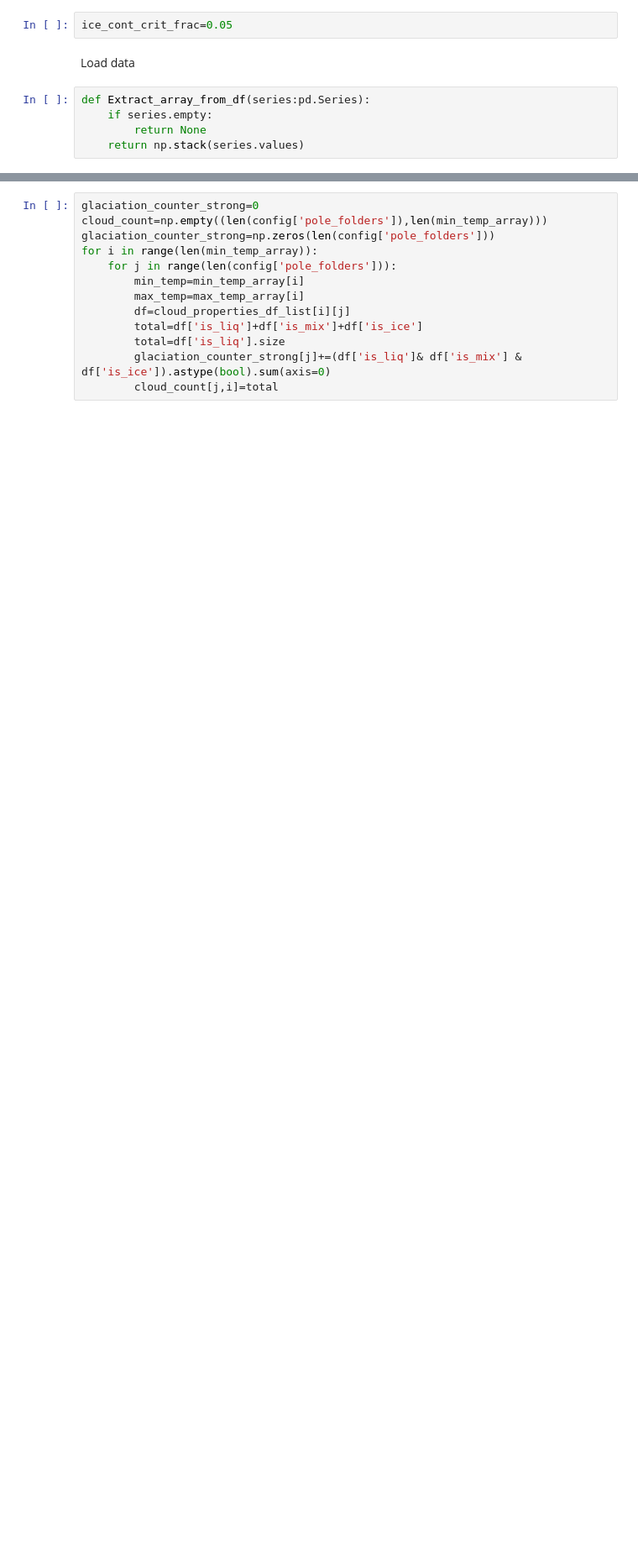
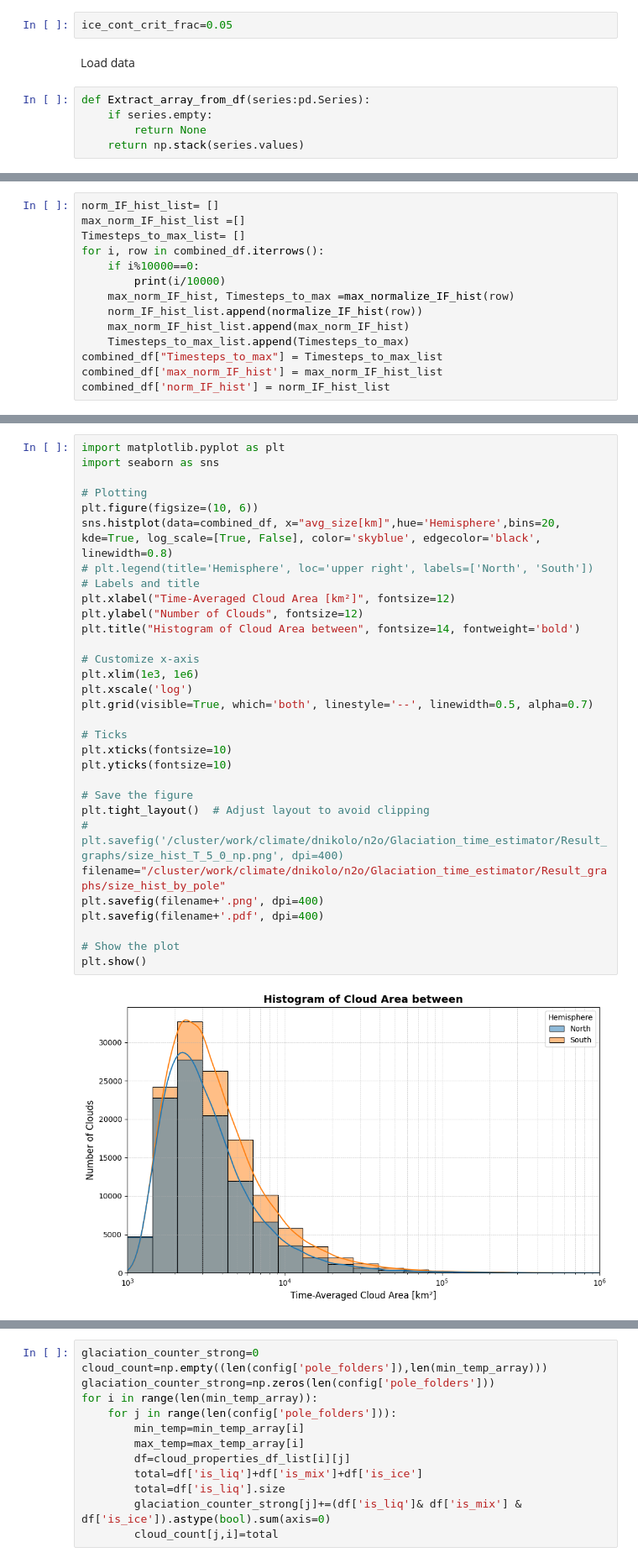
Before and after one commit to DragomirNikolov/Glaciation_time_estimatior, a Jupyter notebook: Result_analysis/Graph_maker.ipynb, the cells around one changed output, grey strips where cells are left out. Shown at 84% size. Cells and saved outputs as stored; diff of their text form; blank space fills up the shorter version.

```diff
--- a/Result_analysis/Graph_maker.ipynb
+++ b/Result_analysis/Graph_maker.ipynb
@@ -35,0 +86,14 @@ for i in range(len(min_temp_array)):
+# %%
+norm_IF_hist_list= []
+max_norm_IF_hist_list =[]
+Timesteps_to_max_list= []
+for i, row in combined_df.iterrows():
+    if i%10000==0:
+        print(i/10000)
+    max_norm_IF_hist, Timesteps_to_max =max_normalize_IF_hist(row)
+    norm_IF_hist_list.append(normalize_IF_hist(row))
+    max_norm_IF_hist_list.append(max_norm_IF_hist)
+    Timesteps_to_max_list.append(Timesteps_to_max)
+combined_df["Timesteps_to_max"] = Timesteps_to_max_list
+combined_df['max_norm_IF_hist'] = max_norm_IF_hist_list
+combined_df['norm_IF_hist'] = norm_IF_hist_list
@@ -35,0 +185,33 @@ for i in range(len(min_temp_array)):
+# %%
+import matplotlib.pyplot as plt
+import seaborn as sns
+
+# Plotting
+plt.figure(figsize=(10, 6))
+sns.histplot(data=combined_df, x="avg_size[km]",hue='Hemisphere',bins=20, kde=True, log_scale=[True, False], color='skyblue', edgecolor='black', linewidth=0.8)
+# plt.legend(title='Hemisphere', loc='upper right', labels=['North', 'South'])
+# Labels and title
+plt.xlabel("Time-Averaged Cloud Area [km²]", fontsize=12)
+plt.ylabel("Number of Clouds", fontsize=12)
+plt.title("Histogram of Cloud Area between", fontsize=14, fontweight='bold')
+
+# Customize x-axis
+plt.xlim(1e3, 1e6)
+plt.xscale('log')
+plt.grid(visible=True, which='both', linestyle='--', linewidth=0.5, alpha=0.7)
+
+# Ticks
+plt.xticks(fontsize=10)
+plt.yticks(fontsize=10)
+
+# Save the figure
+plt.tight_layout()  # Adjust layout to avoid clipping
+# plt.savefig('/cluster/work/climate/dnikolo/n2o/Glaciation_time_estimator/Result_graphs/size_hist_T_5_0_np.png', dpi=400)
+filename="/cluster/work/climate/dnikolo/n2o/Glaciation_time_estimator/Result_graphs/size_hist_by_pole"
+plt.savefig(filename+'.png', dpi=400)
+plt.savefig(filename+'.pdf', dpi=400)
+
+# Show the plot
+plt.show()
+# %% [output]
+[figure, added]
```
Also changed, not shown: parts of 25 cells of this notebook, 18 other files.
